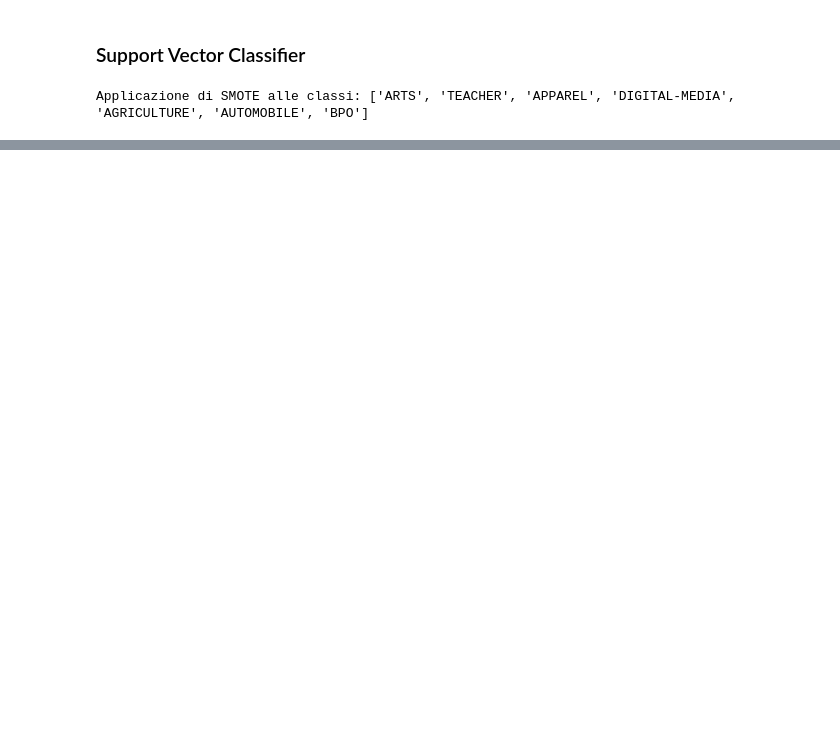
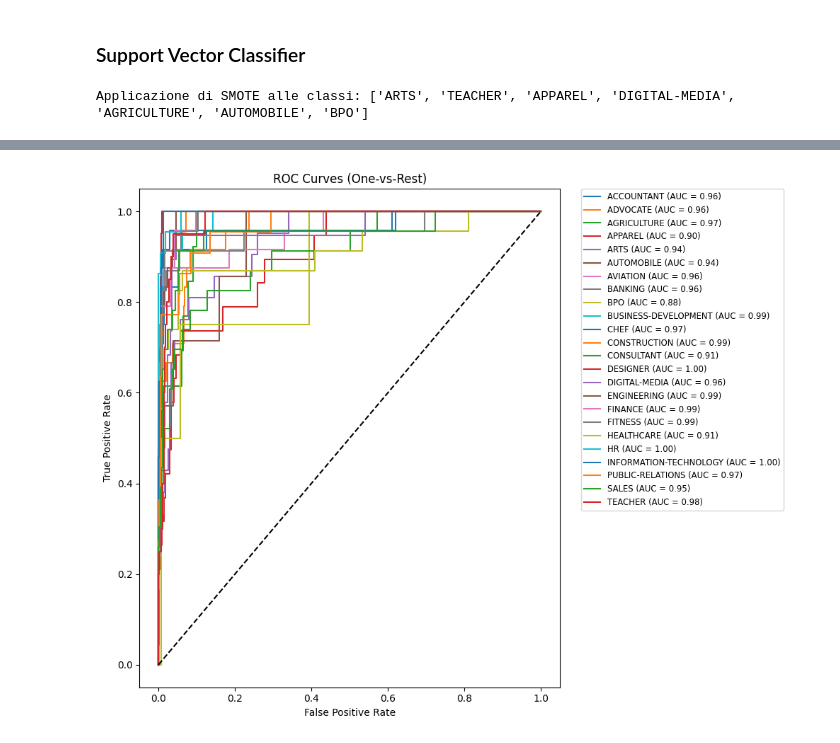
Before and after one commit to andreabochicchio02/ResumeMining, a Jupyter notebook: LogisticRegression/LR_TFIDF.ipynb, the cells around one changed output, grey strips where cells are left out. Drawn from its saved outputs; the diff is of its cells as text; code cells hidden in the pictures; blank space fills up the shorter version.

```diff
--- a/LogisticRegression/LR_TFIDF.ipynb
+++ b/LogisticRegression/LR_TFIDF.ipynb
@@ -40,6 +40,6 @@ print("Validation data size:", X_test.shape)
 Train data size: (1986,)
 Validation data size: (497,)
 # %%
-#X_train_features = tfidf_vect.fit_transform(X_train)
-#X_test_features = tfidf_vect.transform(X_test)
+X_train_features = tfidf_vect.fit_transform(X_train)
+X_test_features = tfidf_vect.transform(X_test)
 # %%
@@ -71,7 +73,7 @@ Applicazione di SMOTE alle classi: ['ARTS', 'TEACHER', 'APPAREL', 'DIGITAL-MEDIA
 # %%
 # Pipeline: TF-IDF + Scaling + Smote + SVM
 pipeline = Pipeline([
-    ('tfidf', tfidf_vect),
+    #('tfidf', tfidf_vect),
     ('smote', SMOTE(sampling_strategy=sampling_strategy, random_state=42)),
     ('clf', LogisticRegression(max_iter=1000, random_state=42))
 ])
@@ -94,7 +96,7 @@ grid = GridSearchCV(
 )
 
 start = time()
-grid_search = grid.fit(X_train, y_train)
+grid_search = grid.fit(X_train_features, y_train)
 
 print(f"GridSearchCV took {(time() - start):.2f} seconds for {len(grid_search.cv_results_['params'])} candidates parameter settings.\n")
 report(grid_search.cv_results_)
@@ -145,6 +173,6 @@ for p1, p2 in combinations(param_cols, 2):
     except Exception as e:
         print(f"Errore con {p1} e {p2}: {e}")
 # %%
-SVC_Model_best = grid_search.best_estimator_
-prediction = SVC_Model_best.predict(X_test)
+LR_Model_best = grid_search.best_estimator_
+prediction = LR_Model_best.predict(X_test_features)
 # %%
@@ -161,23 +213,25 @@ plt.show()
 # %%
-y_test_bin = label_binarize(y_test, classes=SVC_Model_best.classes_)
-y_score = SVC_Model_best.predict_proba(X_test)
+y_test_bin = label_binarize(y_test, classes=LR_Model_best.classes_)
+y_score = LR_Model_best.predict_proba(X_test_features)
 
 plt.figure(figsize=(10, 8))
 
-for i in range(len(SVC_Model_best.classes_)):
+for i in range(len(LR_Model_best.classes_)):
     fpr, tpr, _ = roc_curve(y_test_bin[:, i], y_score[:, i])
     roc_auc = auc(fpr, tpr)
-    plt.plot(fpr, tpr, label=f"{SVC_Model_best.classes_[i]} (AUC = {roc_auc:.2f})")
+    plt.plot(fpr, tpr, label=f"{LR_Model_best.classes_[i]} (AUC = {roc_auc:.2f})")
 
 plt.plot([0, 1], [0, 1], "k--")
 plt.xlabel("False Positive Rate")
 plt.ylabel("True Positive Rate")
 plt.title("ROC Curves (One-vs-Rest)")
 
 # Sposta la legenda fuori dal grafico
 plt.legend(bbox_to_anchor=(1.05, 1), loc='upper left', borderaxespad=0., fontsize='small')
 plt.tight_layout()
 plt.show()
+# %% [output]
+[figure, added]
 # %%
 plt.figure(figsize=(10, 8))
 
```
Also changed, not shown: parts of 9 cells of this notebook, 16 other files.
